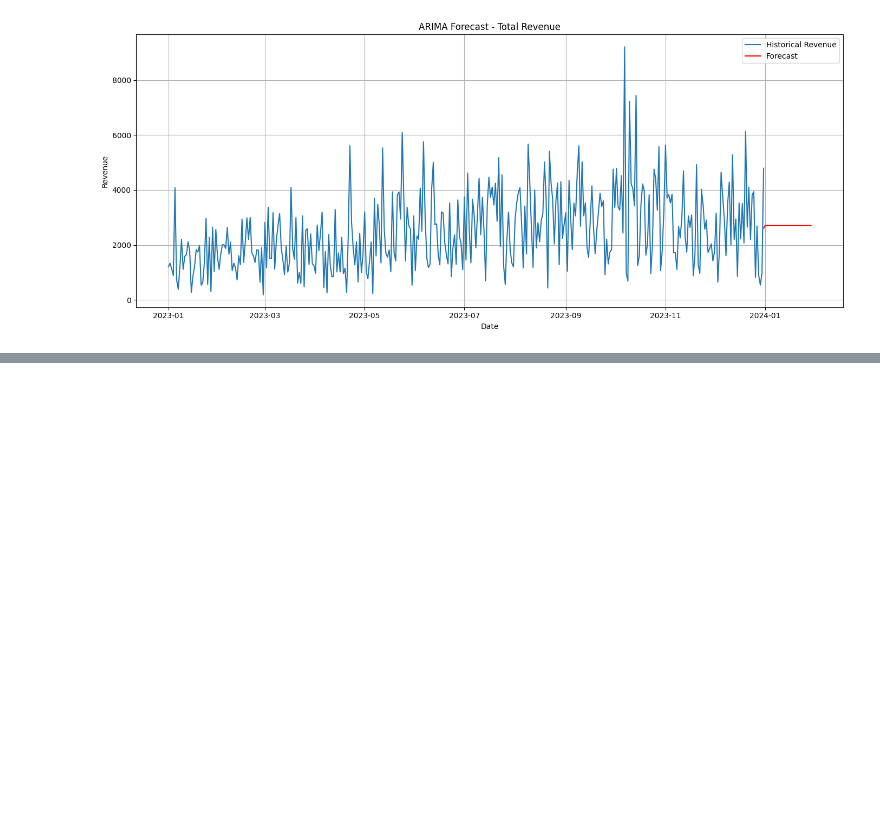
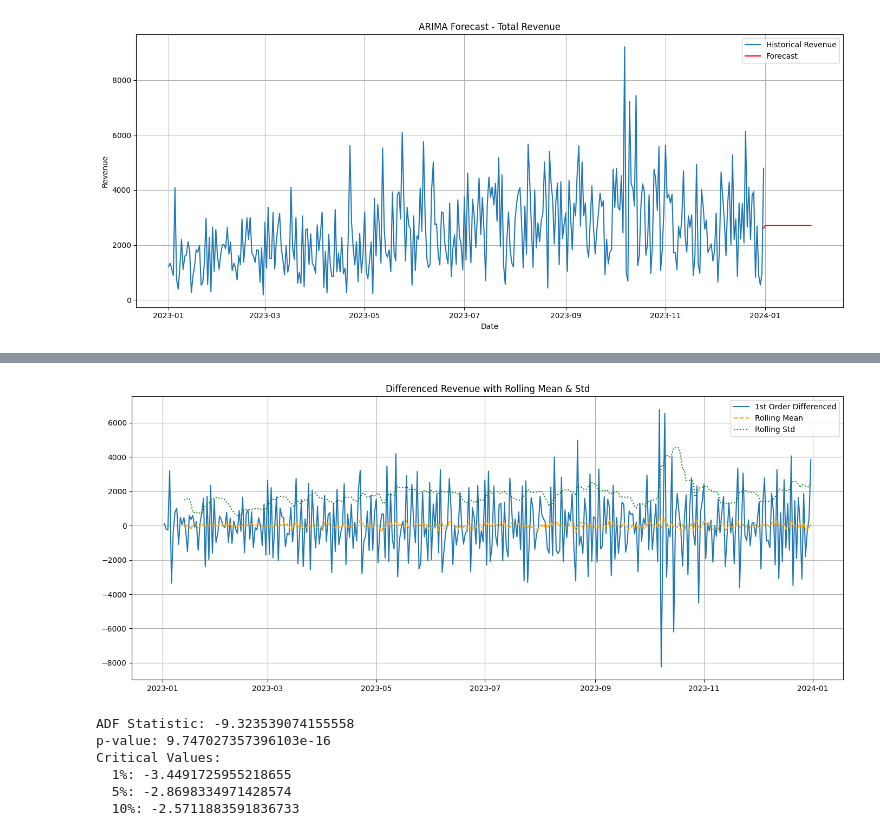
Before and after one commit to KaviV23/nttc-umhack, a Jupyter notebook: backend/EDA.ipynb, the cells around one changed output, grey strips where cells are left out. Cells and saved outputs as stored; diff of their text form; code cells hidden in the pictures; blank space fills up the shorter version.

```diff
--- a/backend/EDA.ipynb
+++ b/backend/EDA.ipynb
@@ -587,0 +649,42 @@ comparison_df[[
+# %%
+# PART 9: Differencing to Achieve Stationarity
+import pandas as pd
+import matplotlib.pyplot as plt
+from statsmodels.tsa.stattools import adfuller
+
+# Convert to pandas for ADF test and plotting
+revenue_ts = daily_sales_df.select(["order_date", "total_revenue"]).to_pandas()
+revenue_ts.set_index("order_date", inplace=True)
+
+# Apply first differencing
+revenue_diff = revenue_ts["total_revenue"].diff().dropna()
+
+# Plot differenced series with rolling stats
+rolling_mean = revenue_diff.rolling(window=12).mean()
+rolling_std = revenue_diff.rolling(window=12).std()
+
+plt.figure(figsize=(14, 6))
+plt.plot(revenue_diff, label="1st Order Differenced")
+plt.plot(rolling_mean, color='orange', linestyle='--', label='Rolling Mean')
+plt.plot(rolling_std, color='green', linestyle=':', label='Rolling Std')
+plt.title("Differenced Revenue with Rolling Mean & Std")
+plt.legend()
+plt.grid()
+plt.tight_layout()
+plt.show()
+
+# Run ADF test on differenced series
+adf_result = adfuller(revenue_diff)
+print("ADF Statistic:", adf_result[0])
+print("p-value:", adf_result[1])
+print("Critical Values:")
+for key, value in adf_result[4].items():
+    print(f"  {key}: {value}")
+# %% [output]
+[figure, added]
+ADF Statistic: -9.323539074155558
+p-value: 9.747027357396103e-16
+Critical Values:
+  1%: -3.4491725955218655
+  5%: -2.8698334971428574
+  10%: -2.5711883591836733
```
Also changed, not shown: parts of 12 cells of this notebook.
